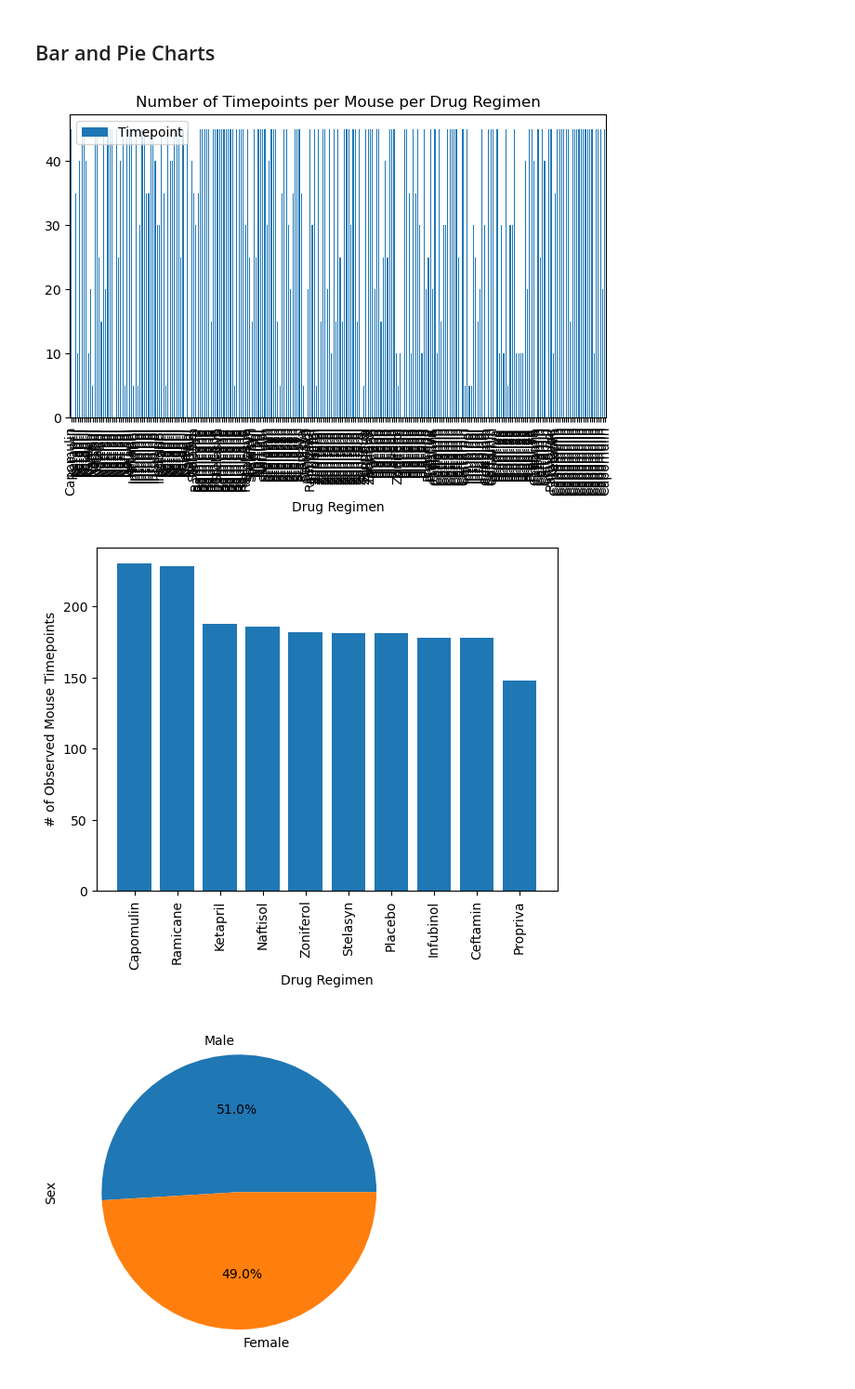
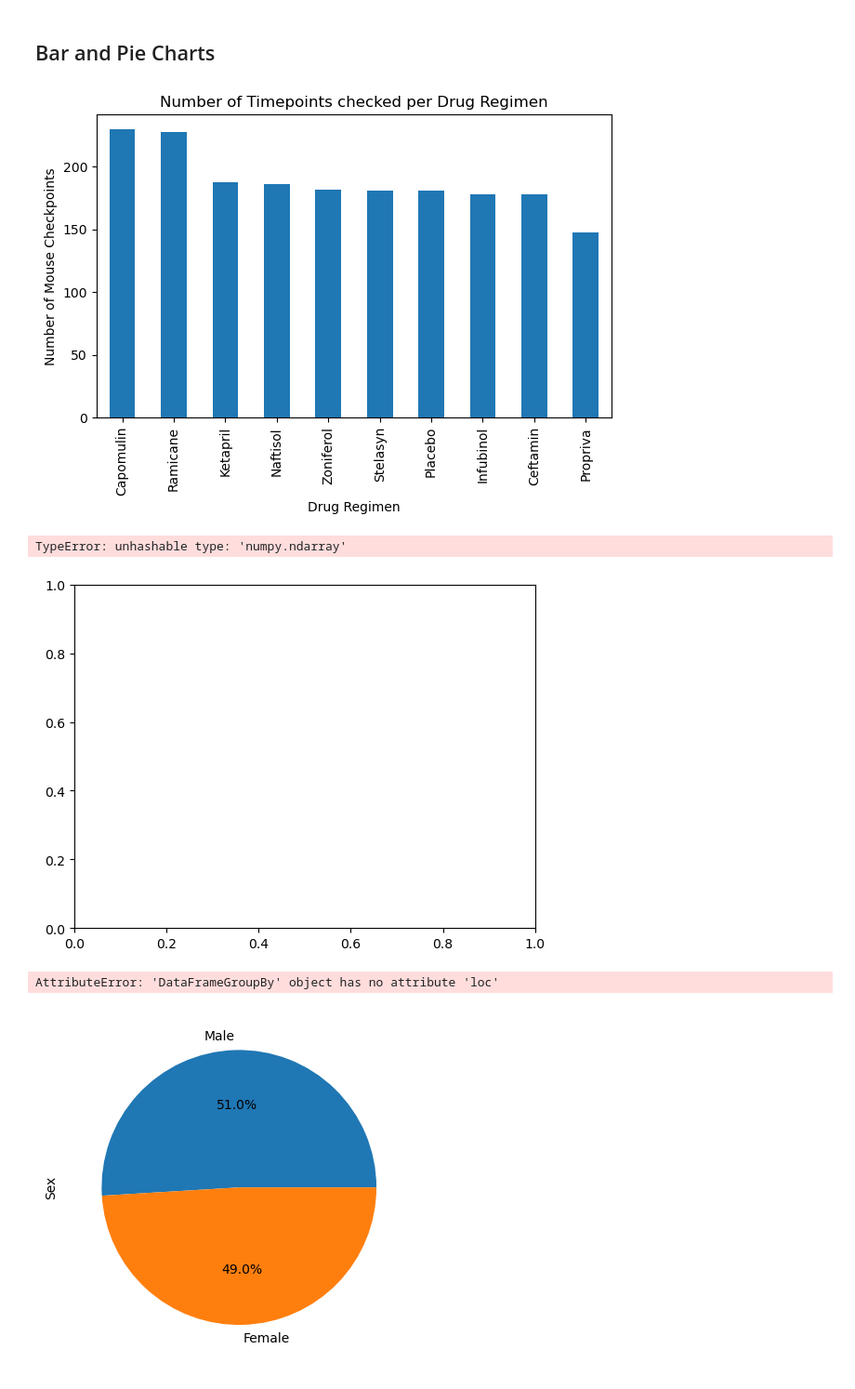
Before and after one commit to EBPaz/Plotting_Challenge, a Jupyter notebook: Pymaceuticals/pymaceuticals_starter.ipynb, the cells around one changed output. Shown: that part at 93% size. Cells and saved outputs as stored; diff of their text form; code cells hidden in the pictures.

```diff
--- a/Pymaceuticals/pymaceuticals_starter.ipynb
+++ b/Pymaceuticals/pymaceuticals_starter.ipynb
@@ -73,7 +66,7 @@ duplicate_mice_df
 | 872 | g989 | 35 | 62.570880 | 2 | Propriva | Female | 21 | ... |
 # %%
 # Create a clean DataFrame by dropping the duplicate mouse by its ID.
-pymaceutical_clean = pymaceutical_main.drop_duplicates(subset = ["Mouse ID"],keep = "last")
+pymaceutical_clean = pymaceutical_main[pymaceutical_main["Mouse ID"].isin(duplicate_mice)==False]
 pymaceutical_clean
 # %% [output]
 |  | Mouse ID | Timepoint | Tumor Volume (mm3) | Metastatic Sites | Drug Regimen | Sex | Age_months | ... |
@@ -157,19 +150,34 @@ summary2_df
 ## Bar and Pie Charts
 # %%
 # Generate a bar plot showing the total number of rows (Mouse ID/Timepoints) for each drug regimen using Pandas.
-drug_regimen_counts = pymaceutical_clean[["Drug Regimen", "Timepoint"]]
-drug_regimen_counts = drug_regimen_counts.set_index("Drug Regimen")
+drug_regimen_counts = pymaceutical_clean["Drug Regimen"].value_counts()
 drug_regimen_counts.plot(kind = "bar")
-plt.title("Number of Timepoints per Mouse per Drug Regimen")
+plt.title("Number of Timepoints checked per Drug Regimen")
+plt.xlabel("Drug Regimen")
+plt.ylabel("Number of Mouse Checkpoints")
 plt.show
 plt.tight_layout()
-#drug_regimen_counts
-
-#plt.bar(pymaceutical_clean["Drug Regimen"], drug_regimen_counts, color = "g", alpha = .5, align = "center", rotation = 45 )
 # %% [output]
-[figure, old version]
+[figure, new version]
 # %%
 # Generate a bar plot showing the total number of rows (Mouse ID/Timepoints) for each drug regimen using pyplot.
+x_axis = np.arange(len(drug_regimen_counts))
+y_axis = pymaceutical_clean.loc[pymaceutical_clean["Timepoint"]]
+tick_locations = [value for value in x_axis]
+
+plt.bar(x_axis, y_axis, color = "g", alpha = .5, align = "center")
+plt.xticks(tick_locations, pymaceutical_clean["Drug Regimen"],rotation = "vertical")
+plt.show
 # %% [output]
+TypeError: unhashable type: 'numpy.ndarray'
-[figure, old version]
+[figure, new version]
+# %%
+# Generate a pie plot showing the distribution of female versus male mice using Pandas
+groupby_sex = pymaceutical_clean.groupby(["Mouse ID", "Sex"])
+groupby_sex
+
+sex_df = pd.DataFrame((groupby_sex.loc[groupby_sex["Sex"]]).count())
+sex_df
+# %% [output]
+AttributeError: 'DataFrameGroupBy' object has no attribute 'loc'
 # %%
```
Also changed, not shown: parts of 7 cells of this notebook.
